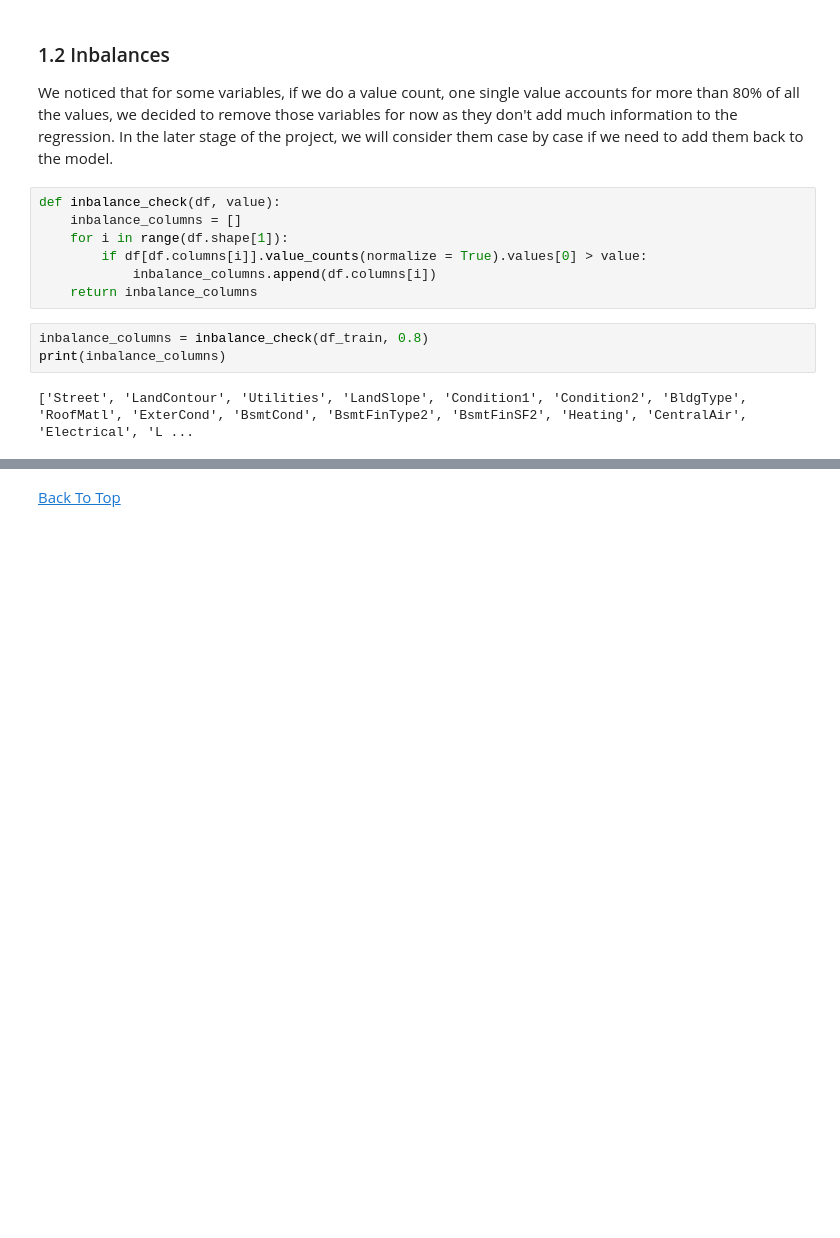
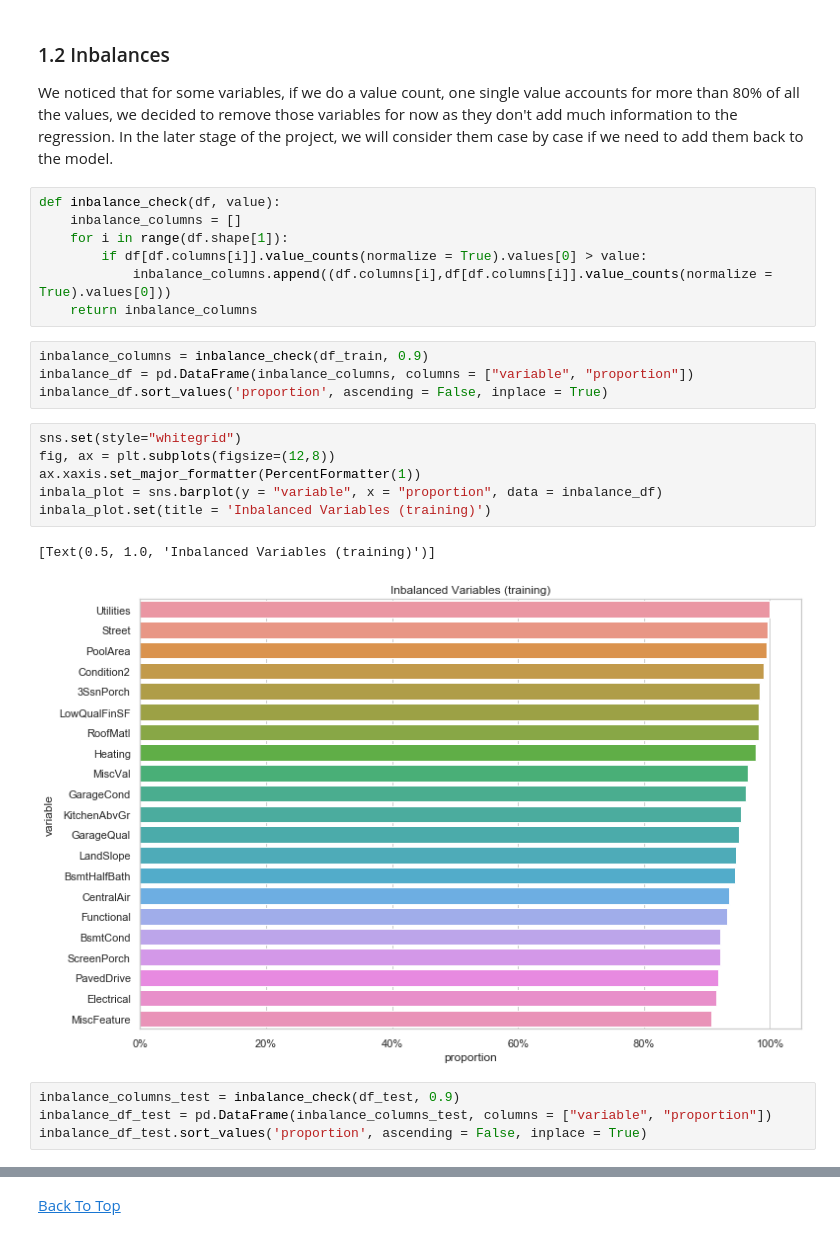
Before and after one commit to chemjen/Laputa_Housing_Market, a Jupyter notebook: Hanbo/EDA.ipynb, the cells around one changed output, grey strips where cells are left out. Cells and saved outputs as stored; diff of their text form; blank space fills up the shorter version.

```diff
--- a/Hanbo/EDA.ipynb
+++ b/Hanbo/EDA.ipynb
@@ -260,10 +262,22 @@ def inbalance_check(df, value):
     inbalance_columns = []
     for i in range(df.shape[1]):
         if df[df.columns[i]].value_counts(normalize = True).values[0] > value:
-            inbalance_columns.append(df.columns[i])
+            inbalance_columns.append((df.columns[i],df[df.columns[i]].value_counts(normalize = True).values[0]))
     return inbalance_columns
-# %%
-inbalance_columns = inbalance_check(df_train, 0.8)
-print(inbalance_columns)
-# %% [output]
-['Street', 'LandContour', 'Utilities', 'LandSlope', 'Condition1', 'Condition2', 'BldgType', 'RoofMatl', 'ExterCond', 'BsmtCond', 'BsmtFinType2', 'BsmtFinSF2', 'Heating', 'CentralAir', 'Electrical', 'L ...
+# %%
+inbalance_columns = inbalance_check(df_train, 0.9)
+inbalance_df = pd.DataFrame(inbalance_columns, columns = ["variable", "proportion"])
+inbalance_df.sort_values('proportion', ascending = False, inplace = True)
+# %%
+sns.set(style="whitegrid")
+fig, ax = plt.subplots(figsize=(12,8))
+ax.xaxis.set_major_formatter(PercentFormatter(1))
+inbala_plot = sns.barplot(y = "variable", x = "proportion", data = inbalance_df)
+inbala_plot.set(title = 'Inbalanced Variables (training)')
+# %% [output]
+[Text(0.5, 1.0, 'Inbalanced Variables (training)')]
+[figure, added]
+# %%
+inbalance_columns_test = inbalance_check(df_test, 0.9)
+inbalance_df_test = pd.DataFrame(inbalance_columns_test, columns = ["variable", "proportion"])
+inbalance_df_test.sort_values('proportion', ascending = False, inplace = True)
```
Also changed, not shown: parts of 104 cells of this notebook, 6 other files.
